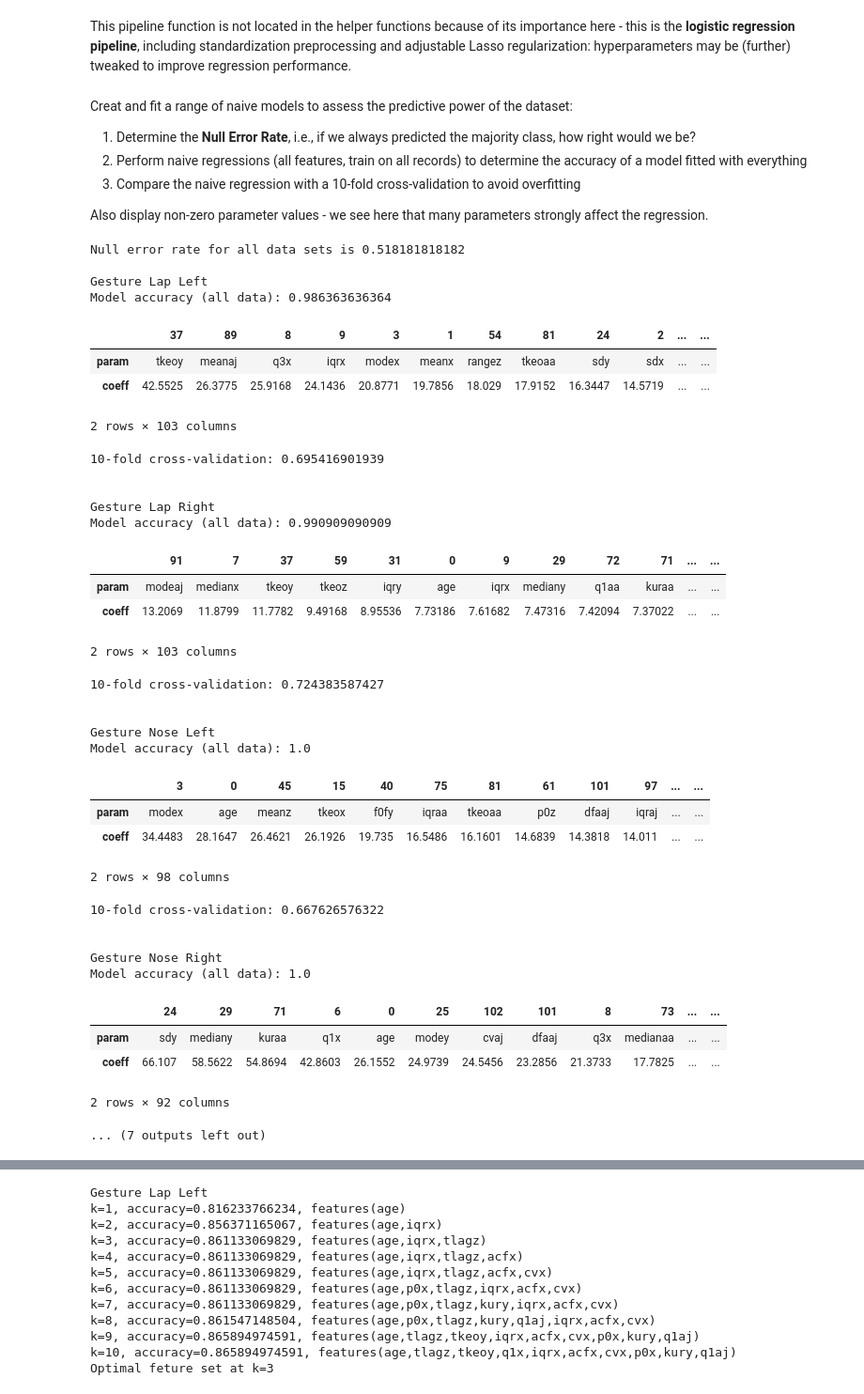
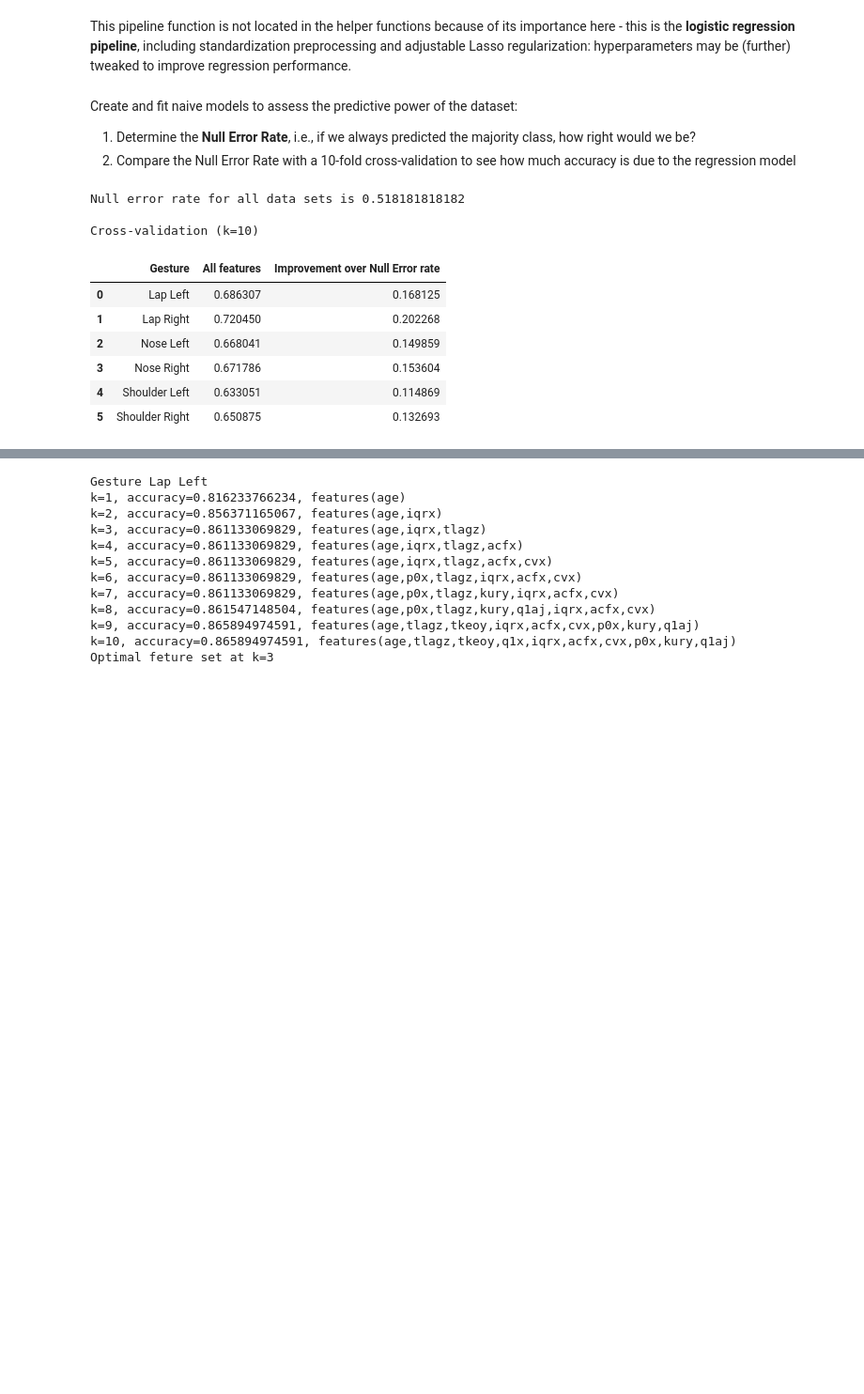
Before and after one commit to sjmercer65/tremor, a Jupyter notebook: Parkinsons.ipynb, the cells around one changed output, grey strips where cells are left out. Shown at 94% size. Saved outputs shown, nothing was run; the diff lists cells and outputs as text; code cells hidden in the pictures; blank space fills up the shorter version.

```diff
--- a/Parkinsons.ipynb
+++ b/Parkinsons.ipynb
@@ -64,80 +64,49 @@ def make_pipe(reg=1000):
     lr_pipeline = make_pipeline(lr_scaler, lr)
     return [lr_pipeline, lr]
 # %% [markdown]
-Creat and fit a range of naive models to assess the predictive power of the dataset:
+Create and fit naive models to assess the predictive power of the dataset:
 <ol>
 <li> Determine the <strong>Null Error Rate</strong>, i.e., if we always predicted the majority class, how right would we be?
-<li> Perform naive regressions (all features, train on all records) to determine the accuracy of a model fitted with everything
-<li> Compare the naive regression with a 10-fold cross-validation to avoid overfitting
+<li> Compare the Null Error Rate with a 10-fold cross-validation to see how much accuracy is due to the regression model
 </ol>
-Also display non-zero parameter values - we see here that many parameters strongly affect the regression.
 # %%
 num_folds = 10 # optimal or close to it
 cv_all_feats = [] # store cross-validation scores here for comparison later
 
 for i, gesture in enumerate(all_gesture_dfs):
     X, y = nb.create_predictor_set(gesture)
 
     if i == 0:
         # this will be the same for all six sets, so print for set 0
-        print "Null error rate for all data sets is {}\n".format(pd.Series.sum(y)/float(pd.Series.count(y)))
+        ne_rate = pd.Series.sum(y)/float(pd.Series.count(y))
+        print "Null error rate for all data sets is {}\n".format(ne_rate)
 
-    print "Gesture {}".format(gestures[i])
-
-    # fit the pipeline with ALL the data for each gesture
+    # make a new pipeline for each gesture
     (my_pipe, my_lr) = make_pipe()
-    my_pipe.fit(X, y)
-
-    # return the overall model accuracy
-    print "Model accuracy (all data): {}".format(my_pipe.score(X, y))
-
-    # get coefficient values for all Xs
-    all_coeffs = pd.DataFrame(zip(X.columns, np.transpose(my_lr.coef_.tolist()[0])),columns=['param','coeff'])
-    # returns only the nonzero coefficients
-    nonzero_coeffs = all_coeffs[all_coeffs.coeff != 0]
-    # display coefficient values as formatted table
-    ICD.display(nonzero_coeffs.sort_values('coeff', ascending=False).T)
 
     # evaluate model accuracy using k-fold cross validation
     cv_probabilities = cross_val_score(my_pipe, X, y, cv=num_folds)
     mean_acc = np.mean(cv_probabilities)
     cv_all_feats.append(mean_acc)
-    print '{}-fold cross-validation: {}\n\n'.format(num_folds, mean_acc)
+
+# compare model with restricted feature sets
+improvement_list = pd.DataFrame(
+    {'Gesture': gestures,
+    'All features': cv_all_feats,
+    'Improvement over Null Error rate': [x - ne_rate for x in cv_all_feats]
+})
+
+print "Cross-validation (k={})".format(num_folds)
+improvement_list[['Gesture', 'All features', 'Improvement over Null Error rate']]
 # %% [output]
 Null error rate for all data sets is 0.518181818182
 
-Gesture Lap Left
-Model accuracy (all data): 0.986363636364
+Cross-validation (k=10)
-|  | 37 | 89 | 8 | 9 | 3 | 1 | 54 | 81 | 24 | 2 | ... | ... |
-| param | tkeoy | meanaj | q3x | iqrx | modex | meanx | rangez | tkeoaa | sdy | sdx | ... | ... |
-| coeff | 42.5525 | 26.3775 | 25.9168 | 24.1436 | 20.8771 | 19.7856 | 18.029 | 17.9152 | 16.3447 | 14.5719 | ... | ... |
+|  | Gesture | All features | Improvement over Null Error rate |
+| 0 | Lap Left | 0.686307 | 0.168125 |
+| 1 | Lap Right | 0.720450 | 0.202268 |
+| 2 | Nose Left | 0.668041 | 0.149859 |
+| 3 | Nose Right | 0.671786 | 0.153604 |
+| 4 | Shoulder Left | 0.633051 | 0.114869 |
+| 5 | Shoulder Right | 0.650875 | 0.132693 |
-2 rows × 103 columns
-10-fold cross-validation: 0.695416901939
-
-
-Gesture Lap Right
-Model accuracy (all data): 0.990909090909
-|  | 91 | 7 | 37 | 59 | 31 | 0 | 9 | 29 | 72 | 71 | ... | ... |
-| param | modeaj | medianx | tkeoy | tkeoz | iqry | age | iqrx | mediany | q1aa | kuraa | ... | ... |
-| coeff | 13.2069 | 11.8799 | 11.7782 | 9.49168 | 8.95536 | 7.73186 | 7.61682 | 7.47316 | 7.42094 | 7.37022 | ... | ... |
-2 rows × 103 columns
-10-fold cross-validation: 0.724383587427
-
-
-Gesture Nose Left
-Model accuracy (all data): 1.0
-|  | 3 | 0 | 45 | 15 | 40 | 75 | 81 | 61 | 101 | 97 | ... | ... |
-| param | modex | age | meanz | tkeox | f0fy | iqraa | tkeoaa | p0z | dfaaj | iqraj | ... | ... |
-| coeff | 34.4483 | 28.1647 | 26.4621 | 26.1926 | 19.735 | 16.5486 | 16.1601 | 14.6839 | 14.3818 | 14.011 | ... | ... |
-2 rows × 98 columns
-10-fold cross-validation: 0.667626576322
-
-
-Gesture Nose Right
-Model accuracy (all data): 1.0
-|  | 24 | 29 | 71 | 6 | 0 | 25 | 102 | 101 | 8 | 73 | ... | ... |
-| param | sdy | mediany | kuraa | q1x | age | modey | cvaj | dfaaj | q3x | medianaa | ... | ... |
-| coeff | 66.107 | 58.5622 | 54.8694 | 42.8603 | 26.1552 | 24.9739 | 24.5456 | 23.2856 | 21.3733 | 17.7825 | ... | ... |
-2 rows × 92 columns
-... (7 outputs left out)
 # %% [markdown]
```
Also changed, not shown: parts of 15 cells of this notebook.
